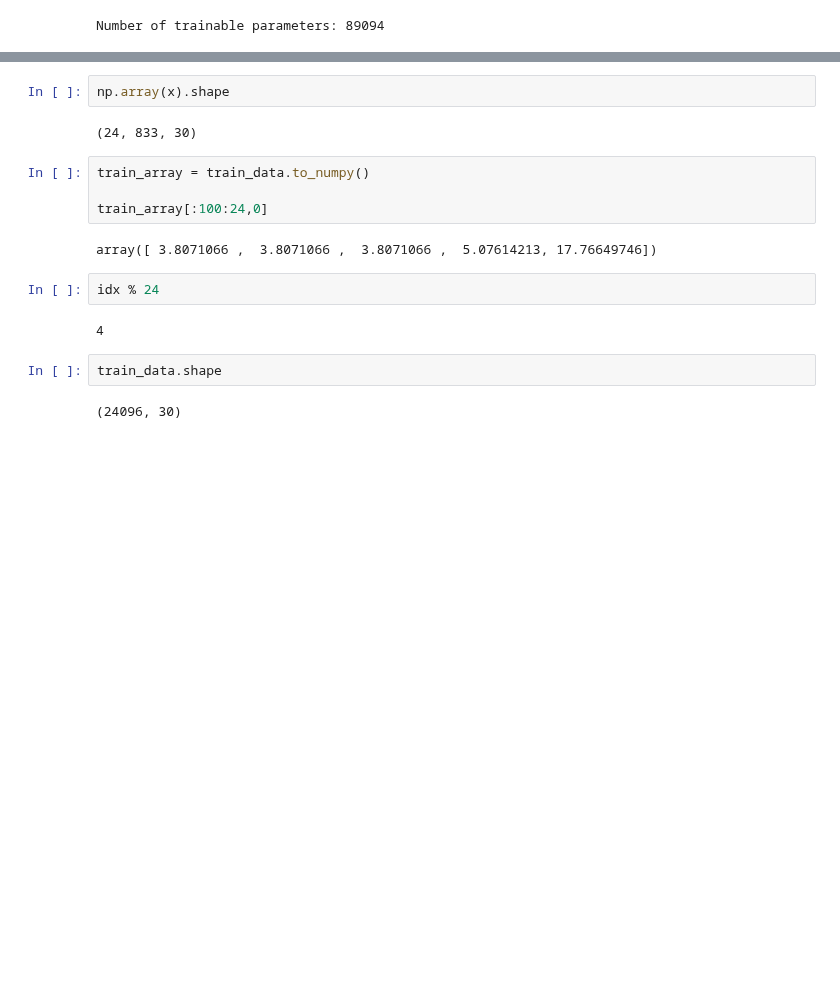
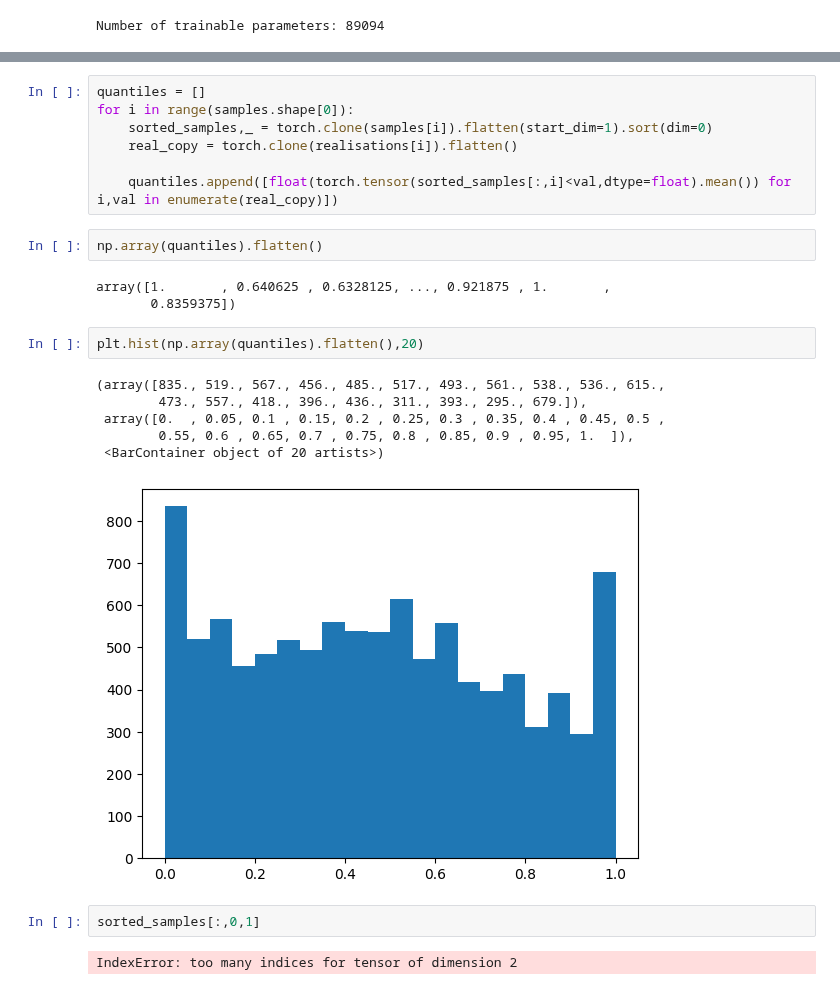
Before and after one commit to EdvardJSHolen/Final-Year-Project, a Jupyter notebook: TimeFusion/electricity.ipynb, the cells around one changed output, grey strips where cells are left out. Drawn from its saved outputs; the diff is of its cells as text; blank space fills up the shorter version.

```diff
--- a/TimeFusion/electricity.ipynb
+++ b/TimeFusion/electricity.ipynb
@@ -547,18 +356,25 @@ x.sum(1).shape
+# %%
+quantiles = []
+for i in range(samples.shape[0]):
+    sorted_samples,_ = torch.clone(samples[i]).flatten(start_dim=1).sort(dim=0)
+    real_copy = torch.clone(realisations[i]).flatten()
+
+    quantiles.append([float(torch.tensor(sorted_samples[:,i]<val,dtype=float).mean()) for i,val in enumerate(real_copy)])
 # %%
-np.array(x).shape
+np.array(quantiles).flatten()
 # %% [output]
-(24, 833, 30)
+array([1.       , 0.640625 , 0.6328125, ..., 0.921875 , 1.       ,
+       0.8359375])
-# %%
-train_array = train_data.to_numpy()
-
-train_array[:100:24,0]
-# %% [output]
-array([ 3.8071066 ,  3.8071066 ,  3.8071066 ,  5.07614213, 17.76649746])
-# %%
-idx % 24
-# %% [output]
-4
-# %%
-train_data.shape
-# %% [output]
-(24096, 30)
+# %%
+plt.hist(np.array(quantiles).flatten(),20)
+# %% [output]
+(array([835., 519., 567., 456., 485., 517., 493., 561., 538., 536., 615.,
+        473., 557., 418., 396., 436., 311., 393., 295., 679.]),
+ array([0.  , 0.05, 0.1 , 0.15, 0.2 , 0.25, 0.3 , 0.35, 0.4 , 0.45, 0.5 ,
+        0.55, 0.6 , 0.65, 0.7 , 0.75, 0.8 , 0.85, 0.9 , 0.95, 1.  ]),
+ <BarContainer object of 20 artists>)
+[figure, added]
+# %%
+sorted_samples[:,0,1]
+# %% [output]
+IndexError: too many indices for tensor of dimension 2
```
Also changed, not shown: parts of 41 cells of this notebook, 6 other files.
